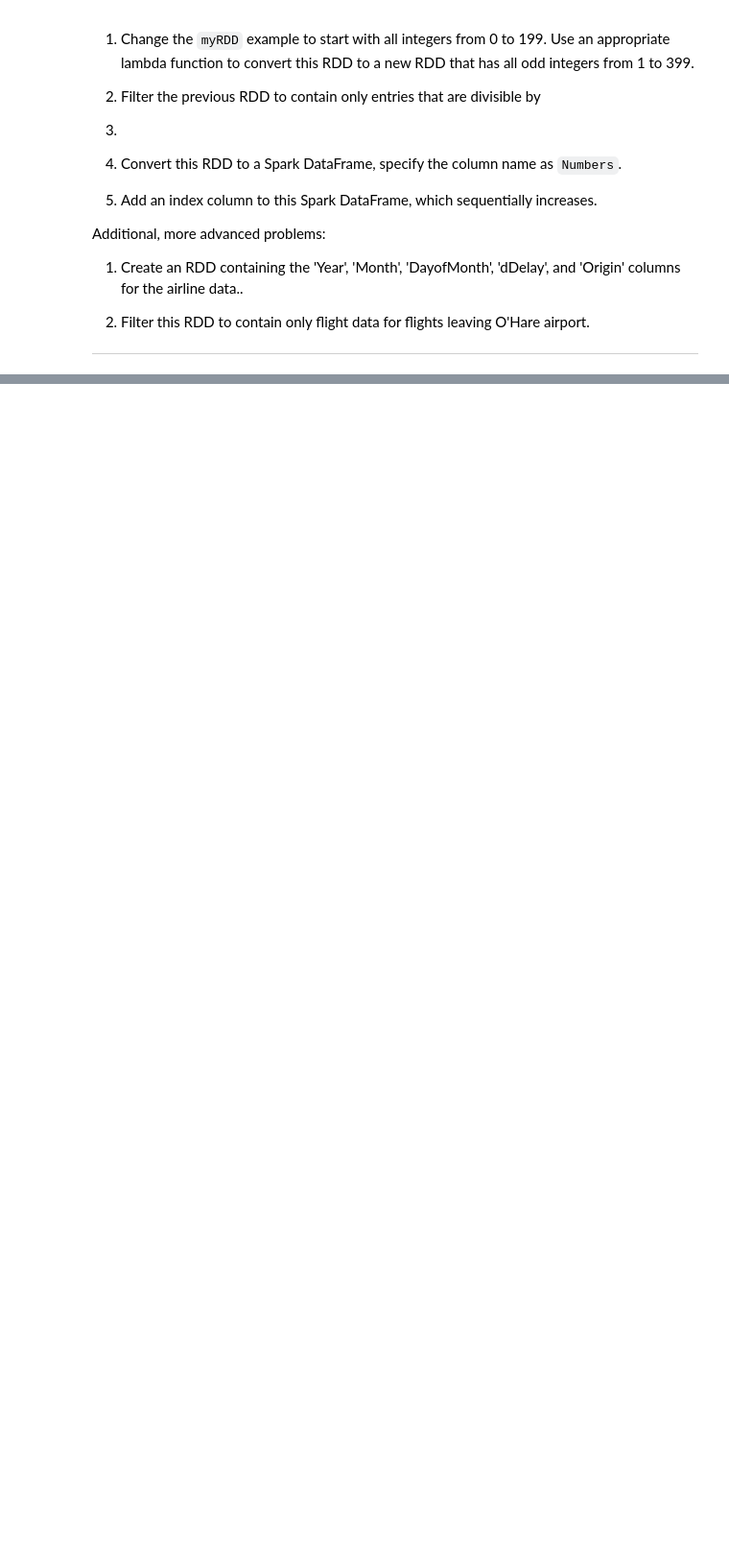
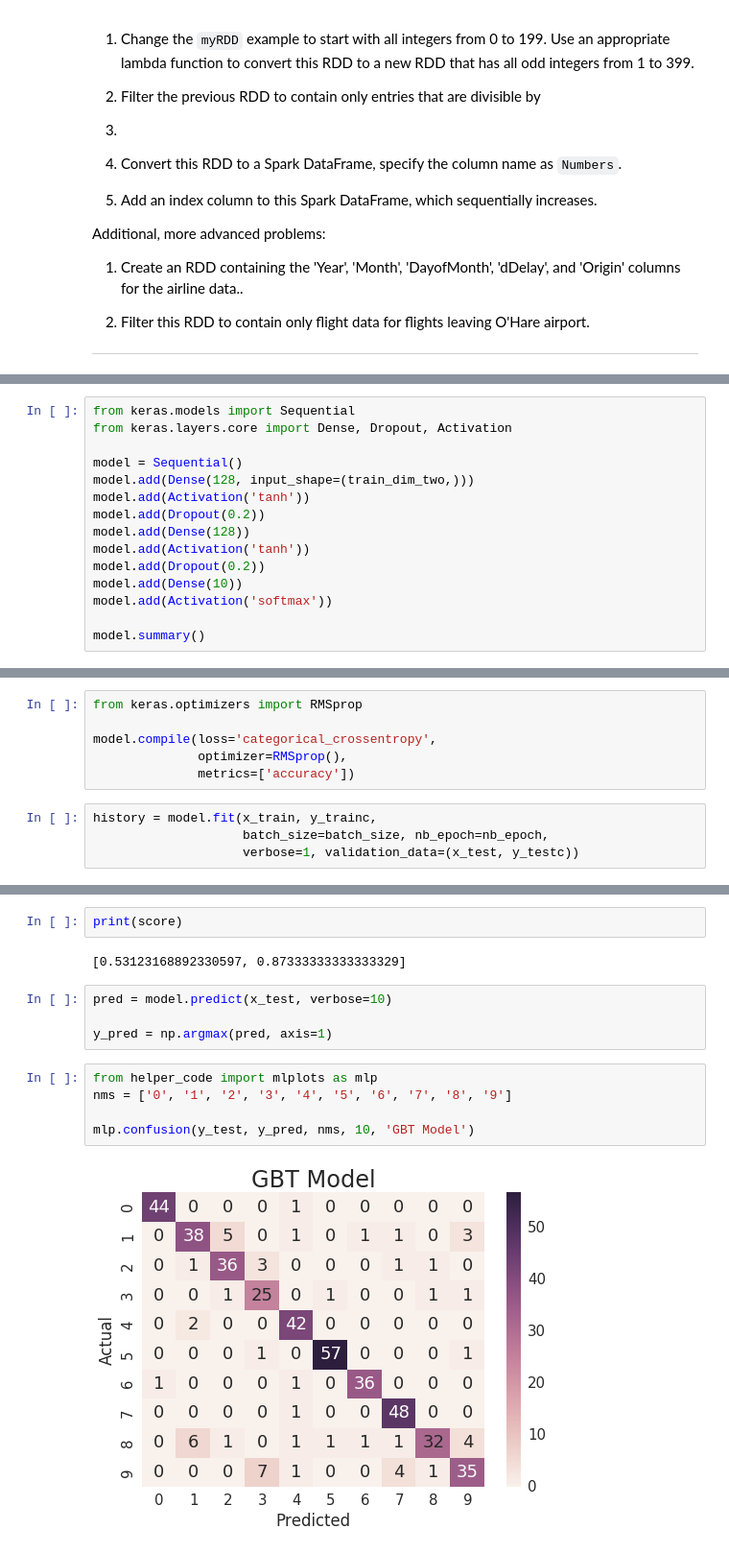
Before and after one commit to lcdm-uiuc/info490-sp16, a Jupyter notebook: Week15/notebooks/intro2dl.ipynb, the cells around one changed output, grey strips where cells are left out. Shown: that part at 96% size. Drawn from its saved outputs; the diff is of its cells as text; blank space fills up the shorter version.

```diff
--- a/Week15/notebooks/intro2dl.ipynb
+++ b/Week15/notebooks/intro2dl.ipynb
@@ -44,0 +103,15 @@ airport.
+# %%
+from keras.models import Sequential
+from keras.layers.core import Dense, Dropout, Activation
+
+model = Sequential()
+model.add(Dense(128, input_shape=(train_dim_two,)))
+model.add(Activation('tanh'))
+model.add(Dropout(0.2))
+model.add(Dense(128))
+model.add(Activation('tanh'))
+model.add(Dropout(0.2))
+model.add(Dense(10))
+model.add(Activation('softmax'))
+
+model.summary()
@@ -44,0 +137,10 @@ airport.
+# %%
+from keras.optimizers import RMSprop
+
+model.compile(loss='categorical_crossentropy',
+              optimizer=RMSprop(),
+              metrics=['accuracy'])
+# %%
+history = model.fit(x_train, y_trainc,
+                    batch_size=batch_size, nb_epoch=nb_epoch,
+                    verbose=1, validation_data=(x_test, y_testc))
@@ -44,0 +172,15 @@ airport.
+# %%
+print(score)
+# %% [output]
+[0.53123168892330597, 0.87333333333333329]
+# %%
+pred = model.predict(x_test, verbose=10)
+
+y_pred = np.argmax(pred, axis=1)
+# %%
+from helper_code import mlplots as mlp
+nms = ['0', '1', '2', '3', '4', '5', '6', '7', '8', '9']
+
+mlp.confusion(y_test, y_pred, nms, 10, 'GBT Model')
+# %% [output]
+[figure, added]
```
Also changed, not shown: parts of 14 cells of this notebook, 2 other files.
